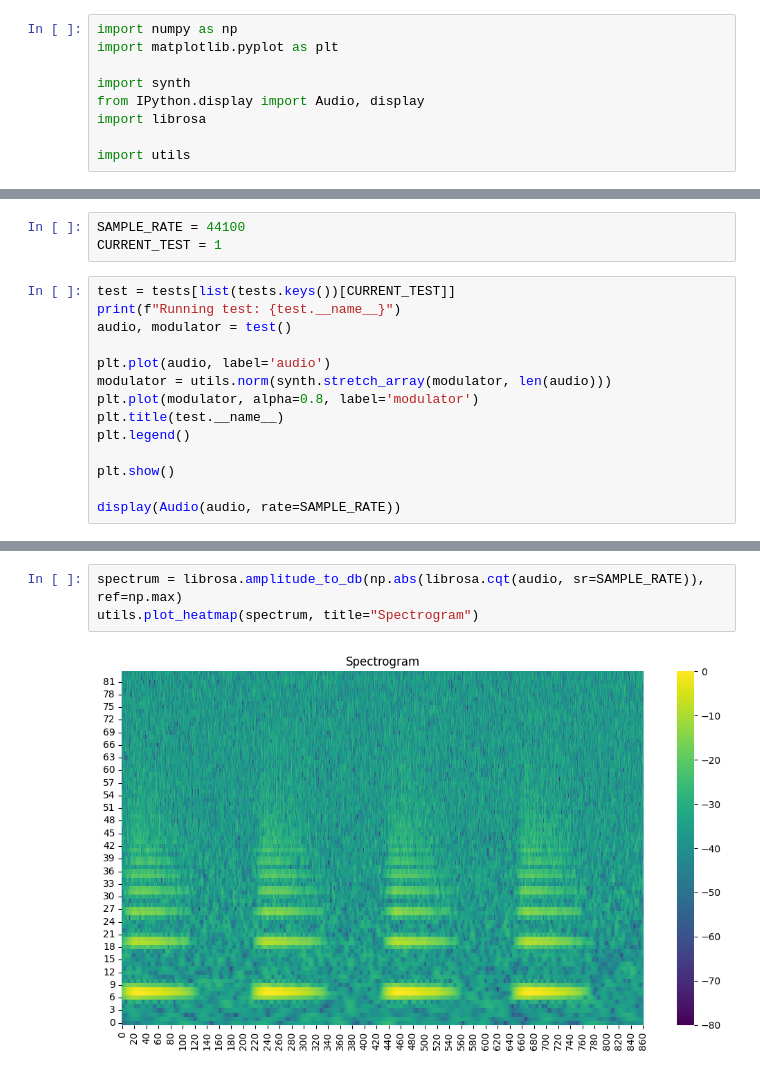
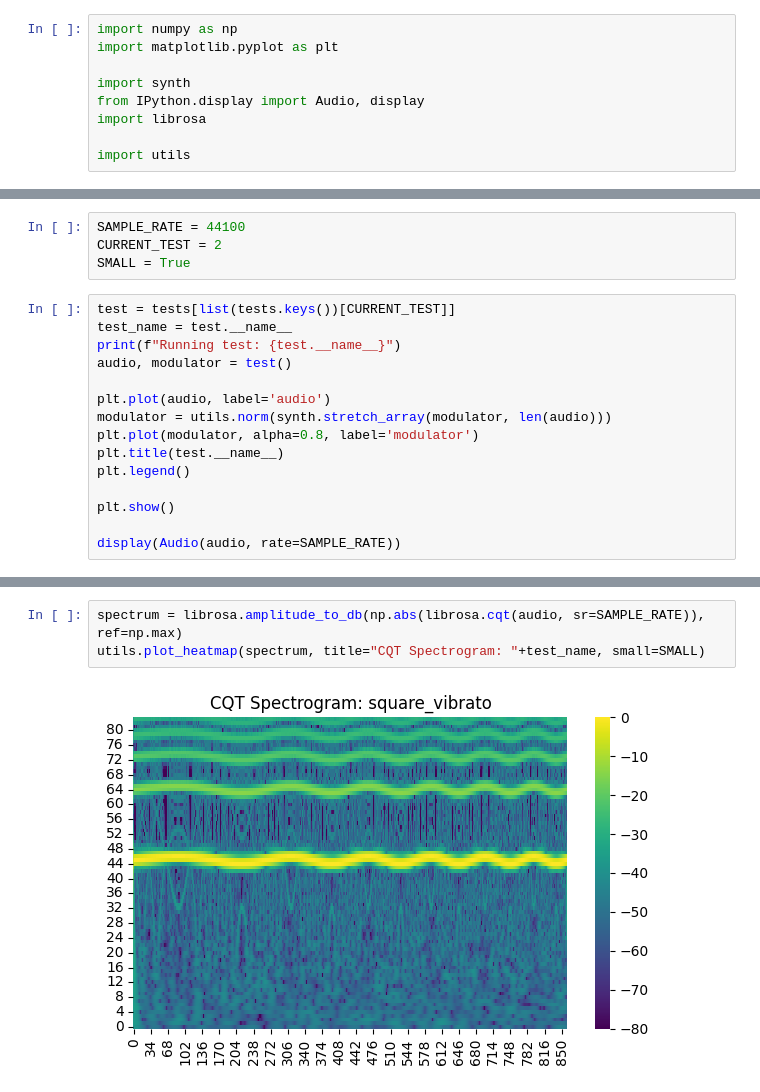
Before and after one commit to inspektral/sonic-trajectories, a Jupyter notebook: cqt.ipynb, the cells around one changed output, grey strips where cells are left out. Cells and saved outputs as stored; diff of their text form.

Commit message:
small plots

```diff
--- a/cqt.ipynb
+++ b/cqt.ipynb
@@ -52,8 +54,10 @@ Available tests:
 # %%
 SAMPLE_RATE = 44100
-CURRENT_TEST = 1
+CURRENT_TEST = 2
+SMALL = True
 # %%
 test = tests[list(tests.keys())[CURRENT_TEST]]
+test_name = test.__name__
 print(f"Running test: {test.__name__}")
 audio, modulator = test()
 
@@ -72,9 +76,9 @@ Running test: saw_noise
 [interactive output not drawn]
 # %%
 spectrum = librosa.amplitude_to_db(np.abs(librosa.cqt(audio, sr=SAMPLE_RATE)), ref=np.max)
-utils.plot_heatmap(spectrum, title="Spectrogram")
+utils.plot_heatmap(spectrum, title="CQT Spectrogram: "+test_name, small=SMALL)
 # %% [output]
-[figure, old version]
+[figure, new version]
 # %%
 energy = np.linalg.norm(spectrum, axis=0)
 d_energy = np.diff(energy)
```
Also changed, not shown: parts of 5 cells of this notebook, 4 other files.
